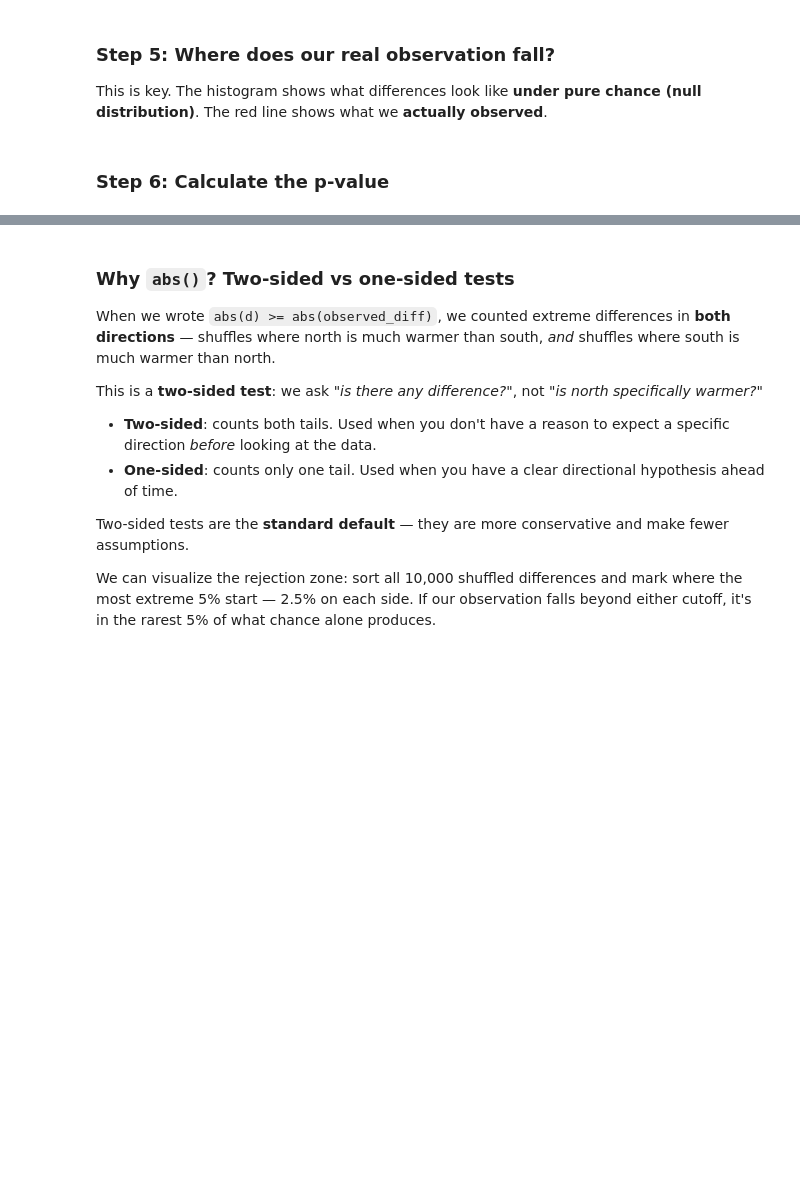
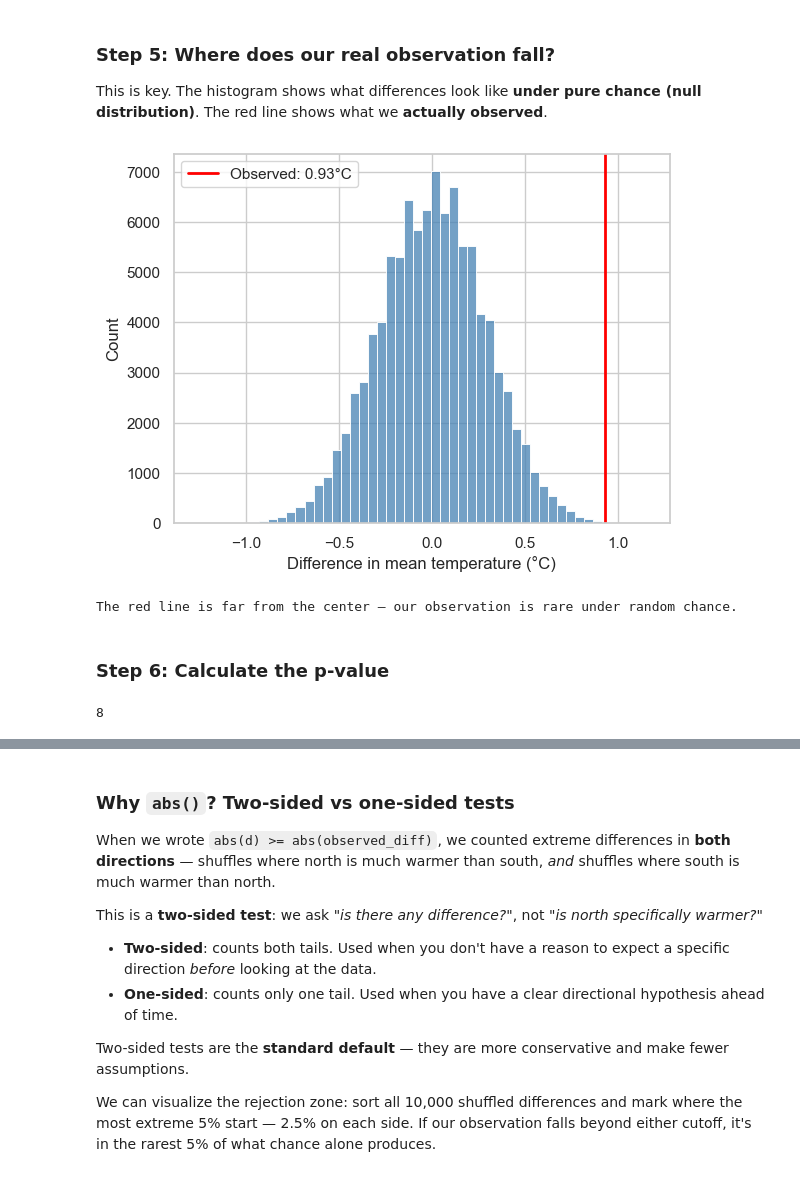
Before and after one commit to cgenomicslab/imbb-data-analysis, a Jupyter notebook: week1/day3_statistics_pvalue.ipynb, the cells around one changed output, grey strips where cells are left out. Saved outputs shown, nothing was run; the diff lists cells and outputs as text; code cells hidden in the pictures; blank space fills up the shorter version.

```diff
--- a/week1/day3_statistics_pvalue.ipynb
+++ b/week1/day3_statistics_pvalue.ipynb
@@ -144,15 +272,18 @@ The red line shows what we **actually observed**.
 # %%
 # Plot the null distribution
 sns.histplot(shuffled_diffs, bins=50, color='steelblue')
 
 # Mark our observed difference
-# plt.axvline(observed_diff, color='red', linewidth=2,
-#             label='Observed: ' + str(round(observed_diff, 2)) + '°C')
-# plt.xlabel('Difference in mean temperature (°C)')
-# plt.ylabel('Count')
-# plt.legend()
-# plt.show()
+plt.axvline(observed_diff, color='red', linewidth=2,
+            label='Observed: ' + str(round(observed_diff, 2)) + '°C')
+plt.xlabel('Difference in mean temperature (°C)')
+plt.ylabel('Count')
+plt.legend()
+plt.show()
 
-# print("The red line is far from the center — our observation is rare under random chance.")
+print("The red line is far from the center — our observation is rare under random chance.")
+# %% [output]
+[figure, added]
+The red line is far from the center — our observation is rare under random chance.
 # %% [markdown]
 ### Step 6: Calculate the p-value
@@ -159 +296,5 @@ sns.histplot(shuffled_diffs, bins=50, color='steelblue')
+# %%
+count
+# %% [output]
+8
 # %%
```
Also changed, not shown: parts of 47 cells of this notebook, 6 other files.
